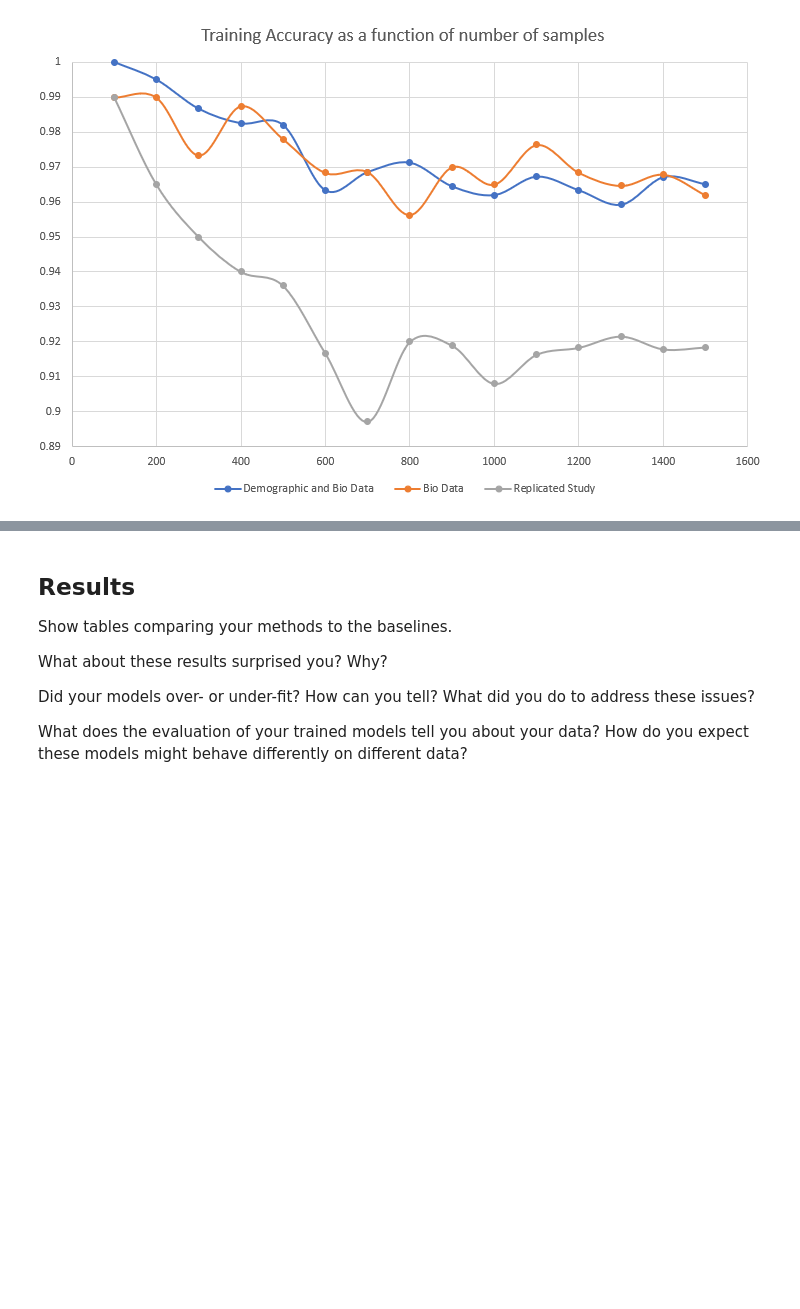
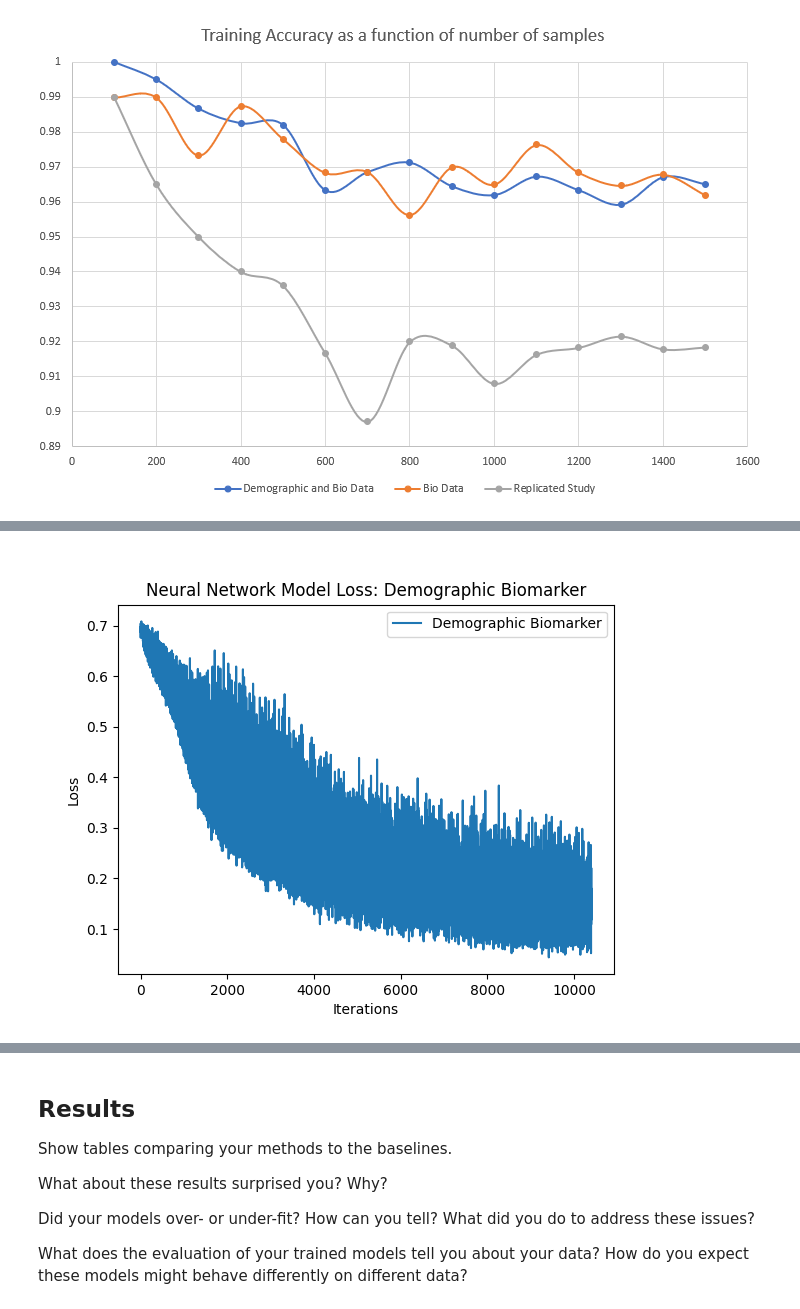
Before and after one commit to ChrisWilhelm/MachineLearningFinalProject, a Jupyter notebook: Final_Project_Submission_Template.ipynb, the cells around one changed output, grey strips where cells are left out. Cells and saved outputs as stored; diff of their text form; code cells hidden in the pictures; blank space fills up the shorter version.

```diff
--- a/Final_Project_Submission_Template.ipynb
+++ b/Final_Project_Submission_Template.ipynb
@@ -518,0 +523,6 @@ rf_acc
+# %%
+from PIL import Image
+nn_loss_train_demographic = Image.open('graphs/nn_loss_train_Demographic Biomarker.png')
+nn_loss_train_demographic
+# %% [output]
+[figure, added]
```
Also changed, not shown: parts of 11 cells of this notebook, 56 other files.
